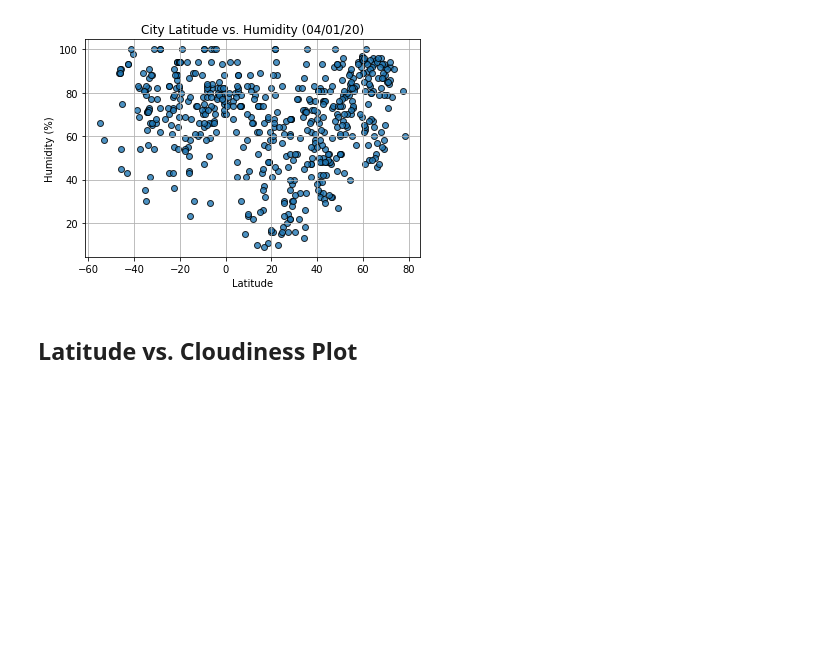
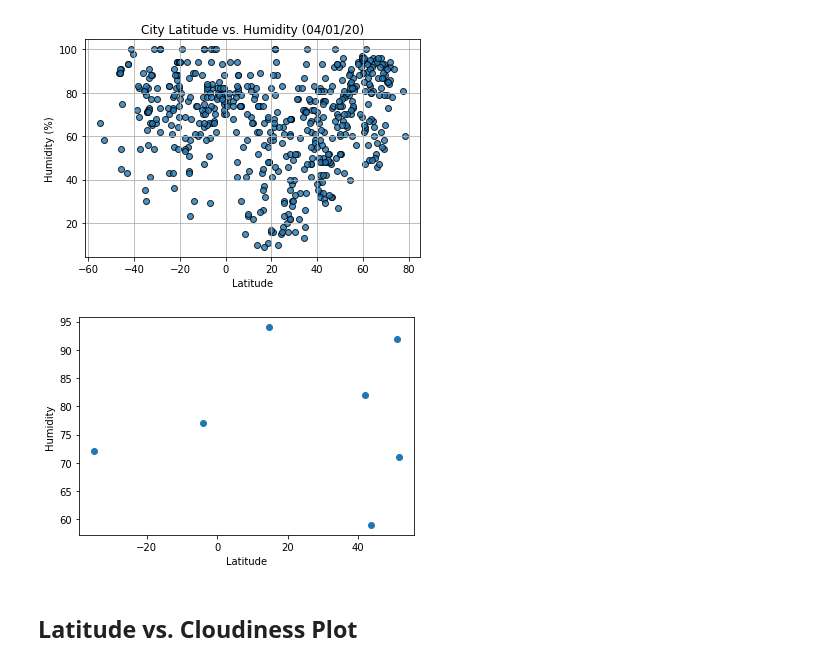
Before and after one commit to lgrayes/python-api-challenge, a Jupyter notebook: starter_code/WeatherPy/file01.ipynb, the cells around one changed output. Saved outputs shown, nothing was run; the diff lists cells and outputs as text; code cells hidden in the pictures; blank space fills up the shorter version.

Commit message:
lat vs humidity plot created

```diff
--- a/starter_code/WeatherPy/file01.ipynb
+++ b/starter_code/WeatherPy/file01.ipynb
@@ -178,6 +178,16 @@ plt.show()
 # %%
 # %% [output]
 [figure]
+# %%
+# Create a Scatter Plot for temperature vs humidity
+x_values = weather_data['lat']
+y_values = weather_data['humidity']
+plt.scatter(x_values,y_values)
+plt.xlabel('Latitude')
+plt.ylabel('Humidity')
+plt.show()
+# %% [output]
+[figure, added]
 # %% [markdown]
 ## Latitude vs. Cloudiness Plot
 # %%
```
